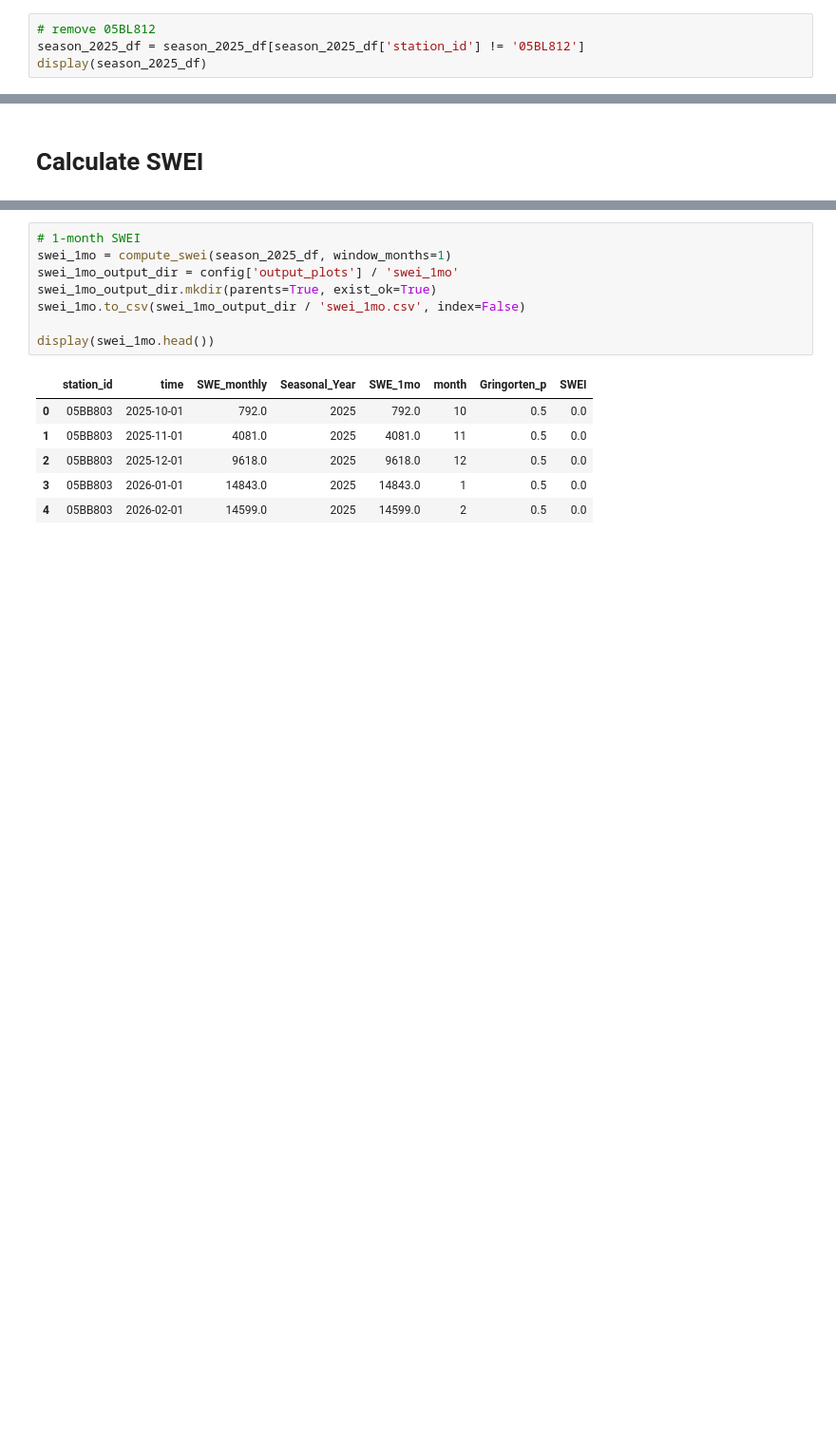
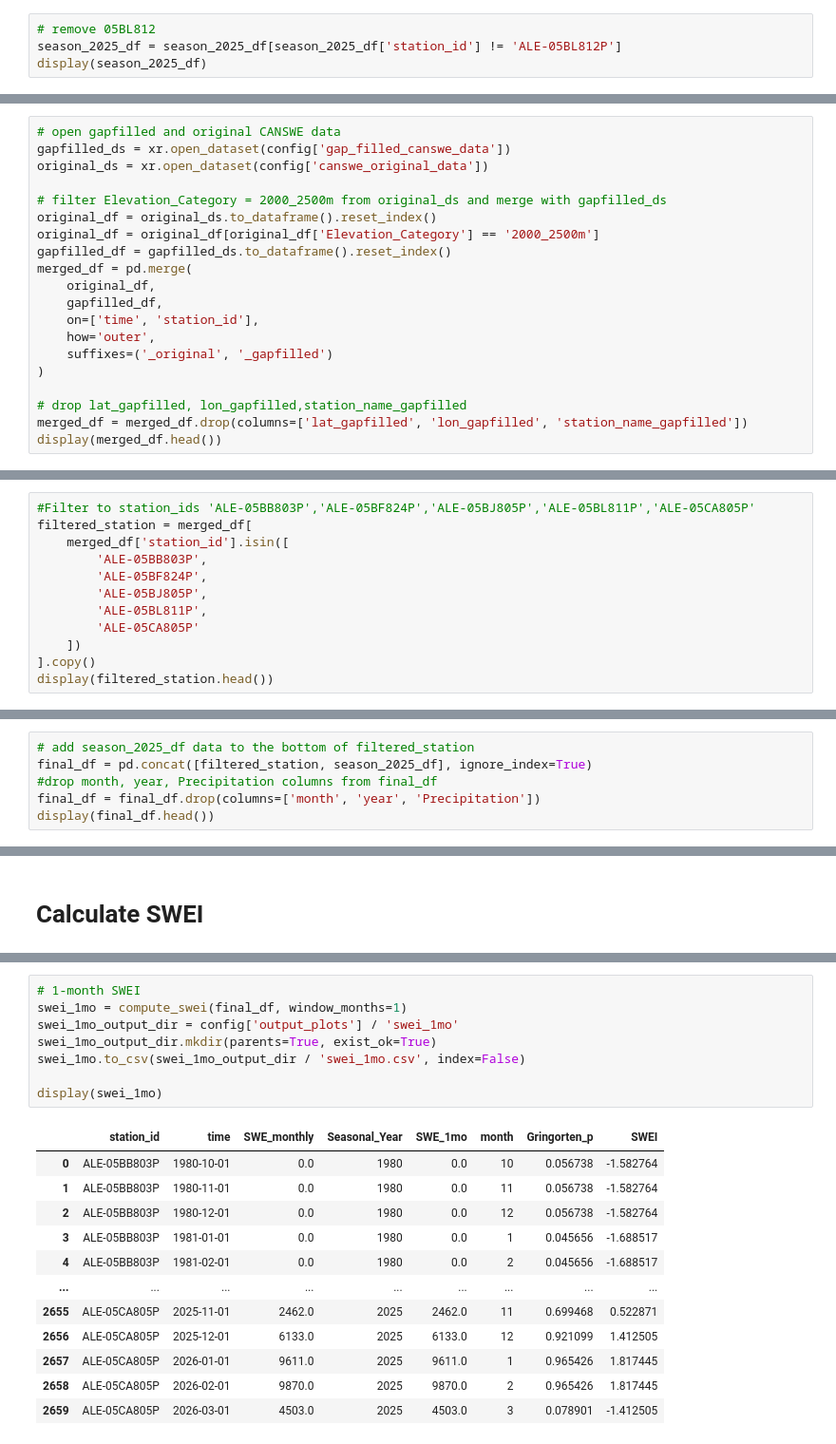
Before and after one commit to Nadiesenali/snowdroughtindex-main, a Jupyter notebook: notebooks/workflows/11_for_report.ipynb, the cells around one changed output, grey strips where cells are left out. Shown at 95% size. Saved outputs shown, nothing was run; the diff lists cells and outputs as text; blank space fills up the shorter version.

```diff
--- a/notebooks/workflows/11_for_report.ipynb
+++ b/notebooks/workflows/11_for_report.ipynb
@@ -210,5 +217,5 @@ plt.show()
 # %%
 # remove 05BL812
-season_2025_df = season_2025_df[season_2025_df['station_id'] != '05BL812']
+season_2025_df = season_2025_df[season_2025_df['station_id'] != 'ALE-05BL812P']
 display(season_2025_df)
 # %% [output]
@@ -227,0 +245,20 @@ display(season_2025_df)
+# %%
+# open gapfilled and original CANSWE data
+gapfilled_ds = xr.open_dataset(config['gap_filled_canswe_data'])
+original_ds = xr.open_dataset(config['canswe_original_data'])
+
+# filter Elevation_Category = 2000_2500m from original_ds and merge with gapfilled_ds
+original_df = original_ds.to_dataframe().reset_index()
+original_df = original_df[original_df['Elevation_Category'] == '2000_2500m']
+gapfilled_df = gapfilled_ds.to_dataframe().reset_index()
+merged_df = pd.merge(
+    original_df,
+    gapfilled_df,
+    on=['time', 'station_id'],
+    how='outer',
+    suffixes=('_original', '_gapfilled')
+)
+
+# drop lat_gapfilled, lon_gapfilled,station_name_gapfilled
+merged_df = merged_df.drop(columns=['lat_gapfilled', 'lon_gapfilled', 'station_name_gapfilled'])
+display(merged_df.head())
@@ -227,0 +305,12 @@ display(season_2025_df)
+# %%
+#Filter to station_ids 'ALE-05BB803P','ALE-05BF824P','ALE-05BJ805P','ALE-05BL811P','ALE-05CA805P'
+filtered_station = merged_df[
+    merged_df['station_id'].isin([
+        'ALE-05BB803P',
+        'ALE-05BF824P',
+        'ALE-05BJ805P',
+        'ALE-05BL811P',
+        'ALE-05CA805P'
+    ])
+].copy()
+display(filtered_station.head())
@@ -227,0 +332,6 @@ display(season_2025_df)
+# %%
+# add season_2025_df data to the bottom of filtered_station
+final_df = pd.concat([filtered_station, season_2025_df], ignore_index=True)
+#drop month, year, Precipitation columns from final_df
+final_df = final_df.drop(columns=['month', 'year', 'Precipitation'])
+display(final_df.head())
@@ -709,16 +878,22 @@ def plot_seasonal_sswei_maps(
         plt.close(fig)
 # %%
 # 1-month SWEI
-swei_1mo = compute_swei(season_2025_df, window_months=1)
+swei_1mo = compute_swei(final_df, window_months=1)
 swei_1mo_output_dir = config['output_plots'] / 'swei_1mo'
 swei_1mo_output_dir.mkdir(parents=True, exist_ok=True)
 swei_1mo.to_csv(swei_1mo_output_dir / 'swei_1mo.csv', index=False)
 
-display(swei_1mo.head())
+display(swei_1mo)
 # %% [output]
 |  | station_id | time | SWE_monthly | Seasonal_Year | SWE_1mo | month | Gringorten_p | SWEI |
-| 0 | 05BB803 | 2025-10-01 | 792.0 | 2025 | 792.0 | 10 | 0.5 | 0.0 |
-| 1 | 05BB803 | 2025-11-01 | 4081.0 | 2025 | 4081.0 | 11 | 0.5 | 0.0 |
-| 2 | 05BB803 | 2025-12-01 | 9618.0 | 2025 | 9618.0 | 12 | 0.5 | 0.0 |
-| 3 | 05BB803 | 2026-01-01 | 14843.0 | 2025 | 14843.0 | 1 | 0.5 | 0.0 |
-| 4 | 05BB803 | 2026-02-01 | 14599.0 | 2025 | 14599.0 | 2 | 0.5 | 0.0 |
+| 0 | ALE-05BB803P | 1980-10-01 | 0.0 | 1980 | 0.0 | 10 | 0.056738 | -1.582764 |
+| 1 | ALE-05BB803P | 1980-11-01 | 0.0 | 1980 | 0.0 | 11 | 0.056738 | -1.582764 |
+| 2 | ALE-05BB803P | 1980-12-01 | 0.0 | 1980 | 0.0 | 12 | 0.056738 | -1.582764 |
+| 3 | ALE-05BB803P | 1981-01-01 | 0.0 | 1980 | 0.0 | 1 | 0.045656 | -1.688517 |
+| 4 | ALE-05BB803P | 1981-02-01 | 0.0 | 1980 | 0.0 | 2 | 0.045656 | -1.688517 |
+| ... | ... | ... | ... | ... | ... | ... | ... | ... |
+| 2655 | ALE-05CA805P | 2025-11-01 | 2462.0 | 2025 | 2462.0 | 11 | 0.699468 | 0.522871 |
+| 2656 | ALE-05CA805P | 2025-12-01 | 6133.0 | 2025 | 6133.0 | 12 | 0.921099 | 1.412505 |
+| 2657 | ALE-05CA805P | 2026-01-01 | 9611.0 | 2025 | 9611.0 | 1 | 0.965426 | 1.817445 |
+| 2658 | ALE-05CA805P | 2026-02-01 | 9870.0 | 2025 | 9870.0 | 2 | 0.965426 | 1.817445 |
+| 2659 | ALE-05CA805P | 2026-03-01 | 4503.0 | 2025 | 4503.0 | 3 | 0.078901 | -1.412505 |
```
Also changed, not shown: parts of 31 cells of this notebook, 1 other file.
